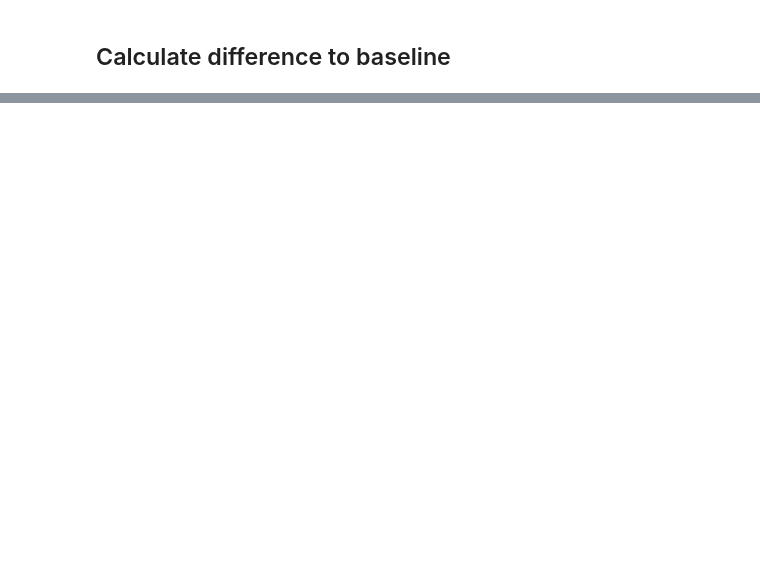
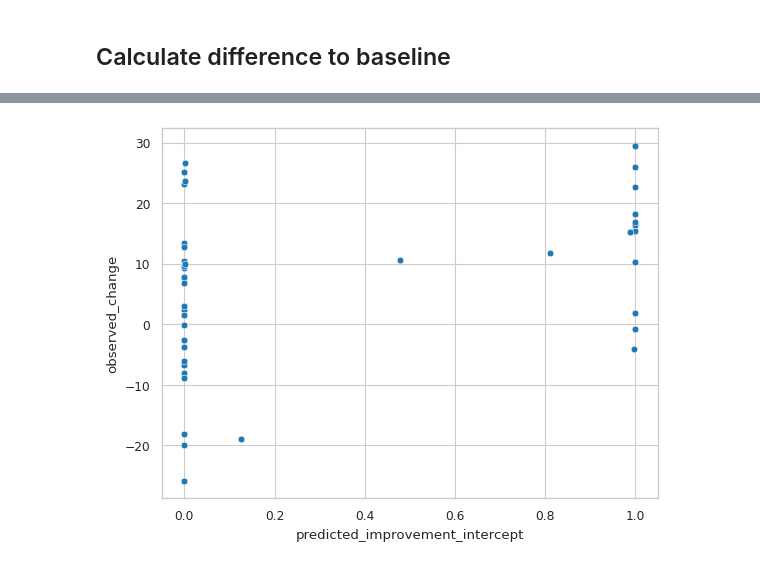
Before and after one commit to UKEIAM/de.uke.iam.parkinson.vae_longitudinal, a Jupyter notebook: conditional/model_differences.ipynb, the cells around one changed output, grey strips where cells are left out. Cells and saved outputs as stored; diff of their text form; code cells hidden in the pictures; blank space fills up the shorter version.

```diff
--- a/conditional/model_differences.ipynb
+++ b/conditional/model_differences.ipynb
@@ -336,4 +404,6 @@ with sns.axes_style("whitegrid"):
 # %%
 with sns.axes_style("whitegrid"):
     sns.set_context("paper")
-    sns.scatterplot(samples_constant_adjustment, x="predicted_improvement", y="observed_change")
+    sns.scatterplot(samples_constant_adjustment, x="predicted_improvement_intercept", y="observed_change")
+# %% [output]
+[figure, added]
```
Also changed, not shown: parts of 12 cells of this notebook.
